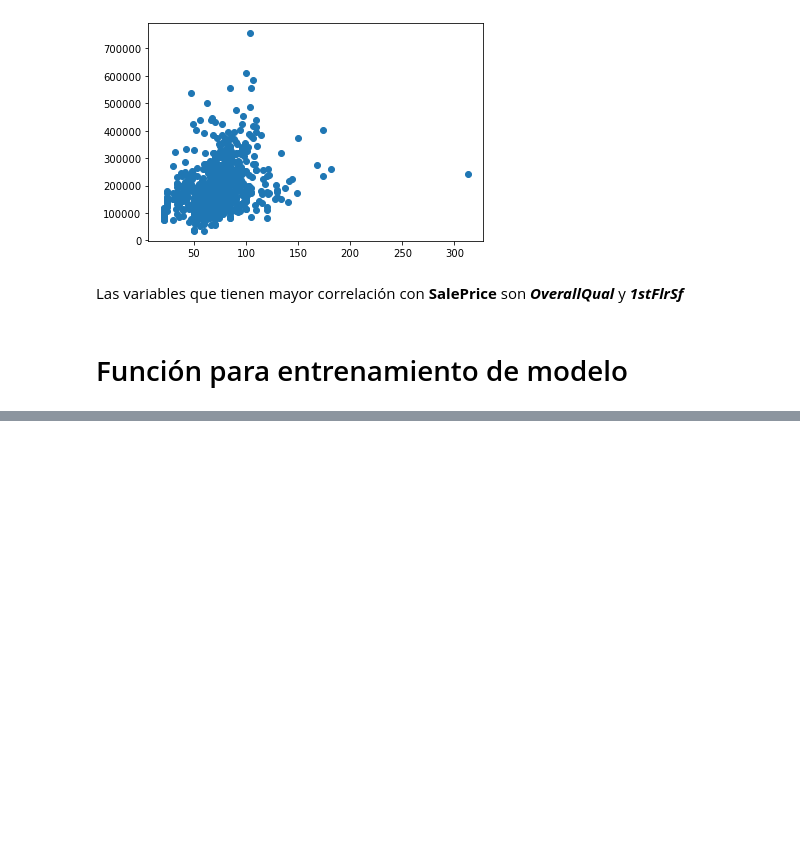
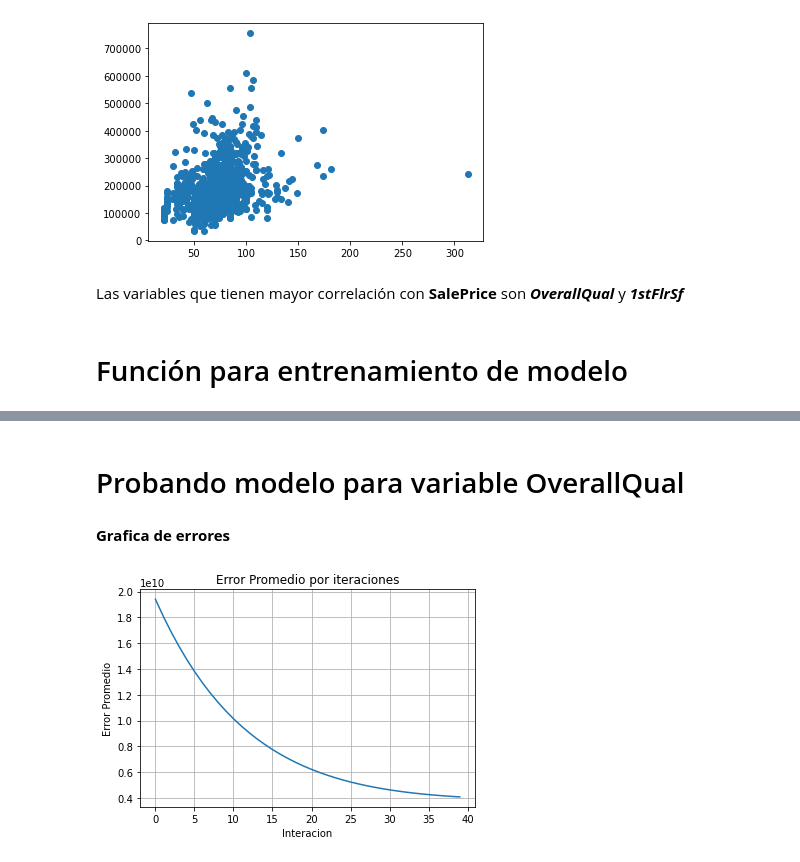
Before and after one commit to Jsolares17/Tareas_Python_Ciencia_Datos, a Jupyter notebook: ProyectoFinal.ipynb, the cells around one changed output, grey strips where cells are left out. Drawn from its saved outputs; the diff is of its cells as text; code cells hidden in the pictures; blank space fills up the shorter version.

```diff
--- a/ProyectoFinal.ipynb
+++ b/ProyectoFinal.ipynb
@@ -166,6 +160,0 @@ def entrenar(x):   #,y,epochs,imprimir_error_cada,lr):
-# %%
-x = np.array([datos_entrenamiento[:,0][0:5]])
-y = np.array([datos_entrenamiento[:,1][0:5]])
-print(x,y)
-datos =np.concatenate((x,y),axis=1)
-datos
@@ -259,16 +160,0 @@ Error Promedio [21061.125, 528728315550.375, 1.3660650380365683e+19]
-# %%
-x = [65,80,68]
-y = array([208.5,181.5,223.5])
-e = 25
-i = 5
-lr=0
-
-while epoch <= EPOCHS: # episodio <= EPISODIOS
-    entrenar(x,y)
-
-    if epoch % 5 == 0:
-        print("Terminando epoch :",epoch)
-
-    epoch+=1
-
-print("Se ha terminado el proceso de entrenamiento")
@@ -281,0 +215,29 @@ Se ha terminado el proceso de entrenamiento
+# %% [markdown]
+# Probando modelo para variable OverallQual
+# %%
+x =  b #[65,80,68]
+y =  a #[208.5,181.5,223.5]
+e = 40
+i = 0
+lr=0.001
+
+e,p = entrenar(x,y,e,i,lr)
+# %% [markdown]
+**Grafica de errores**
+# %%
+x = e[:,0]
+y = e[:,1]
+
+fig = plt.figure()
+ax = fig.add_subplot(1,1,1)
+
+ax.grid()
+ax.plot(x,y)
+
+ax.set_xlabel('Interacion')
+ax.set_ylabel('Error Promedio')
+ax.set_title('Error Promedio por iteraciones')
+
+plt.show()
+# %% [output]
+[figure, added]
```
Also changed, not shown: parts of 17 cells of this notebook.
